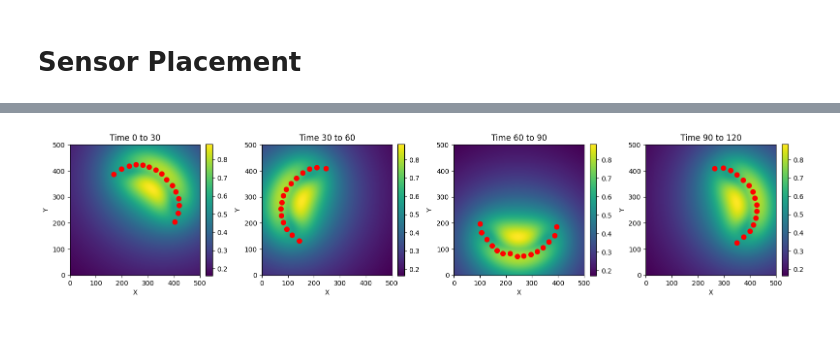
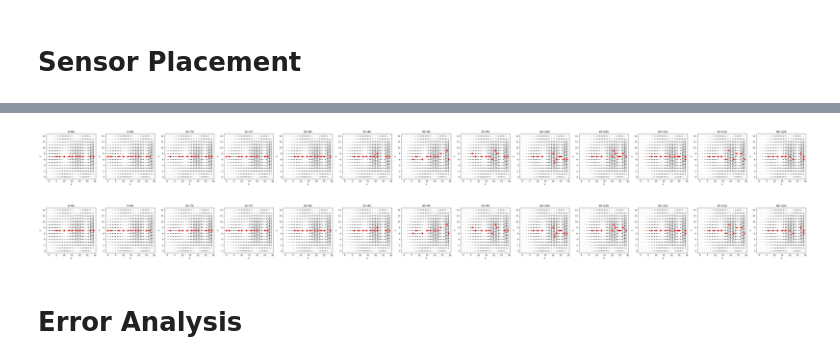
Before and after one commit to karkonium/sensor-trajectory, a Jupyter notebook: sensor_trajectory.ipynb, the cells around one changed output, grey strips where cells are left out. Drawn from its saved outputs; the diff is of its cells as text; code cells hidden in the pictures; blank space fills up the shorter version.

```diff
--- a/sensor_trajectory.ipynb
+++ b/sensor_trajectory.ipynb
@@ -444,21 +550,24 @@ _, nx_t, ny_t = data.shape # change dim to match shape of data for future plotti
 # %%
-intervals = range(0, n_timesteps, interval_length)
-fig, axes = plt.subplots(1, len(list(intervals)), figsize=(4 * len(list(intervals)), 4))
+# Interval Params
+sliding_intervals = True    # Boolean flag for sliding intervals
+window_length, step_size = interval_length, 5    # Params for sliding window
+
+if sliding_intervals:
+    intervals = get_sliding_intervals(n_timesteps, window_length, step_size)
+else:
+    intervals = [
+        (start, min(start + interval_length, n_timesteps))
+        for start in range(0, n_timesteps, interval_length)
+    ]
+
 sensor_coords_list = []
-
-for i, start in enumerate(intervals):
-    end = min(start + interval_length, n_timesteps)
+for i, (start, end) in enumerate(intervals):
     data_interval = data[start:end]
 
     # flattens row-wise (but rmr row is a col-strip in our 2d map), so append on the slices of y-axis together
     X = data_interval.reshape(interval_length, nx_t * ny_t)
-    sensor_indices = get_sspor_sensors(X, n_sensors, n_basis_modes)
+    sensor_indices, _ = get_sspor_sensors(X, n_sensors, n_basis_modes, is_data_complex=True)
 
     # Convert the flat indices back to 2D coordinates on the nx x ny grid.
     sensor_coords = np.array(np.unravel_index(sensor_indices, (nx_t, ny_t))).T # get index in row-major form by default
     sensor_coords_list.append(sensor_coords)
-    plot_optimal_sensors(nx_t, ny_t, data_interval, sensor_coords, axes[i], f"Time {start} to {end}")
-
-
-plt.tight_layout()
-plt.show()
@@ -471,16 +574,13 @@ Reconstruction error (RMSE): [1.7109943e-06]
-# %%
-# Replot concatenated fields into original feild
-intervals = range(0, n_timesteps, interval_length)
-fig, axes = plt.subplots(1, len(list(intervals)), figsize=(4 * len(list(intervals)), 4))
-
-for i, start in enumerate(intervals):
-    end = min(start + interval_length, n_timesteps)
-    plot_optimal_sensors(nx, ny, magnitude[start:end],
-        map_sensor_to_original(sensor_coords_list[i], (nx_t, ny_t), horizontal_concat),
-        axes[i], f"Time {start} to {end}")
-
-
-plt.tight_layout()
-plt.show()
-# %% [output]
-[figure, removed]
+# %%
+plot_all_intervals(data, nx_t, ny_t, intervals, sensor_coords_list)
+# %% [output]
+[figure, added]
+# %%
+if feild_representation == "concatenation":
+    sensor_coords_list = [map_sensor_to_original(sensor_coords, (nx_t, ny_t), horizontal_concat) for sensor_coords in sensor_coords_list]
+
+plot_all_intervals((u_field, v_field), nx, ny, intervals, sensor_coords_list)
+# %% [output]
+[figure, added]
+# %% [markdown]
+# Error Analysis
```
Also changed, not shown: parts of 30 cells of this notebook.
